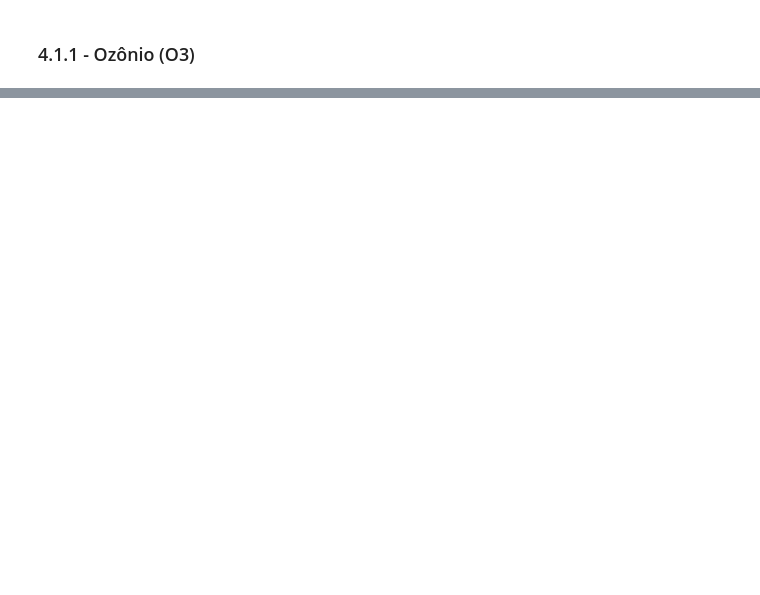
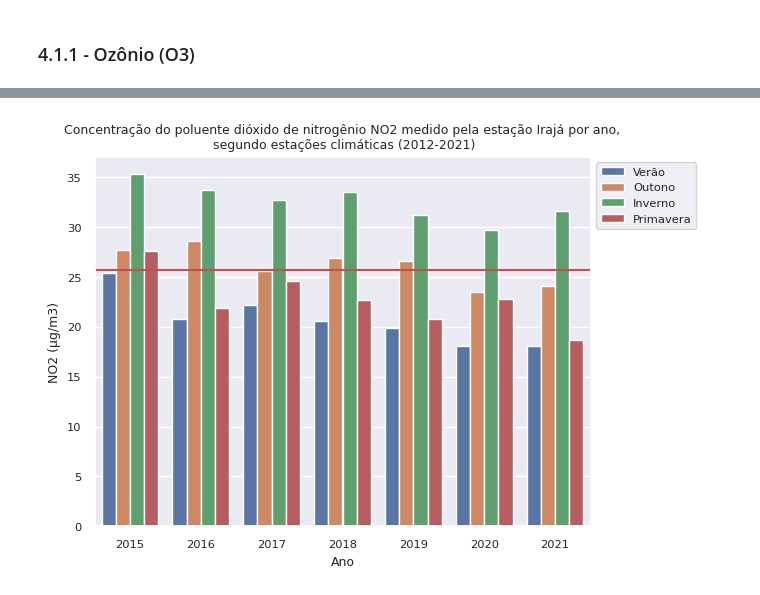
Before and after one commit to Luciahelenasantos/PUC-SPRINT-III, a Jupyter notebook: MVP_SPRINTIII_V1.ipynb, the cells around one changed output, grey strips where cells are left out. Saved outputs shown, nothing was run; the diff lists cells and outputs as text; code cells hidden in the pictures; blank space fills up the shorter version.

```diff
--- a/MVP_SPRINTIII_V1.ipynb
+++ b/MVP_SPRINTIII_V1.ipynb
@@ -447,0 +607,12 @@ plt.ylabel("O3 (µg/m3)");
+# %%
+# Gráfico de barras referente à NO2
+
+gfg = sns.barplot(x = "Ano", y = "Valor", hue = "estacao_ano", data = dadoarNO2, errorbar=None);
+plt.axhline(y=25.7, color='r', linestyle='-')
+plt.title("Concentração do poluente dióxido de nitrogênio NO2 medido pela estação Irajá por ano,\n segundo estações climáticas (2012-2021)")
+plt.ylabel("NO2 (µg/m3)")
+gfg.legend(fontsize=8)
+gfg.legend(bbox_to_anchor= (1,1))
+plt.show();
+# %% [output]
+[figure, added]
```
Also changed, not shown: parts of 46 cells of this notebook.
